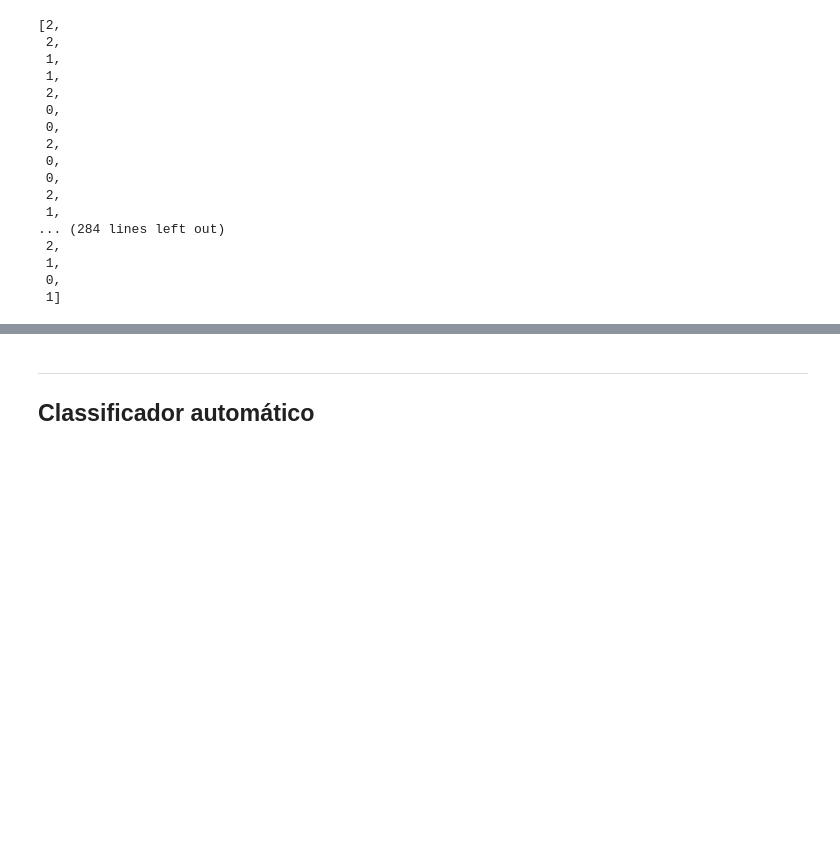
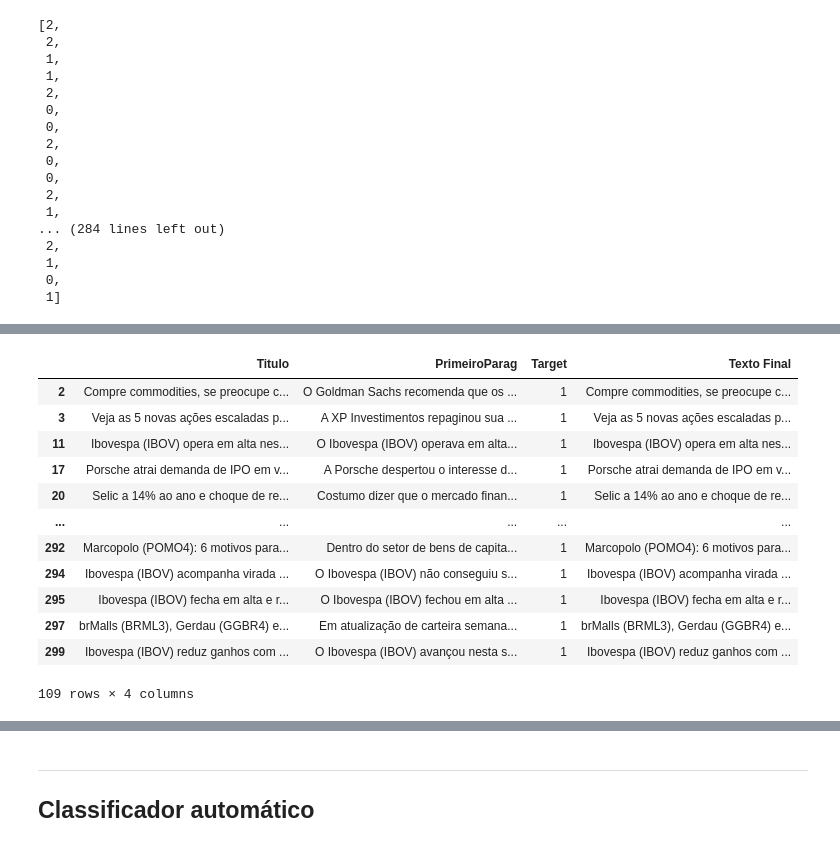
Before and after one commit to insper-classroom/22-2a-cd-p1-grupo_anandajgc, a Jupyter notebook: classificador.ipynb, the cells around one changed output, grey strips where cells are left out. Cells and saved outputs as stored; diff of their text form; code cells hidden in the pictures; blank space fills up the shorter version.

```diff
--- a/classificador.ipynb
+++ b/classificador.ipynb
@@ -103,0 +120,17 @@ target
+# %%
+test1 = test.loc[test['Target'] == 1,:]
+test1
+# %% [output]
+|  | Titulo | PrimeiroParag | Target | Texto Final |
+| 2 | Compre commodities, se preocupe c... | O Goldman Sachs recomenda que os ... | 1 | Compre commodities, se preocupe c... |
+| 3 | Veja as 5 novas ações escaladas p... | A XP Investimentos repaginou sua ... | 1 | Veja as 5 novas ações escaladas p... |
+| 11 | Ibovespa (IBOV) opera em alta nes... | O Ibovespa (IBOV) operava em alta... | 1 | Ibovespa (IBOV) opera em alta nes... |
+| 17 | Porsche atrai demanda de IPO em v... | A Porsche despertou o interesse d... | 1 | Porsche atrai demanda de IPO em v... |
+| 20 | Selic a 14% ao ano e choque de re... | Costumo dizer que o mercado finan... | 1 | Selic a 14% ao ano e choque de re... |
+| ... | ... | ... | ... | ... |
+| 292 | Marcopolo (POMO4): 6 motivos para... | Dentro do setor de bens de capita... | 1 | Marcopolo (POMO4): 6 motivos para... |
+| 294 | Ibovespa (IBOV) acompanha virada ... | O Ibovespa (IBOV) não conseguiu s... | 1 | Ibovespa (IBOV) acompanha virada ... |
+| 295 | Ibovespa (IBOV) fecha em alta e r... | O Ibovespa (IBOV) fechou em alta ... | 1 | Ibovespa (IBOV) fecha em alta e r... |
+| 297 | brMalls (BRML3), Gerdau (GGBR4) e... | Em atualização de carteira semana... | 1 | brMalls (BRML3), Gerdau (GGBR4) e... |
+| 299 | Ibovespa (IBOV) reduz ganhos com ... | O Ibovespa (IBOV) avançou nesta s... | 1 | Ibovespa (IBOV) reduz ganhos com ... |
+109 rows × 4 columns
```
Also changed, not shown: parts of 8 cells of this notebook.
